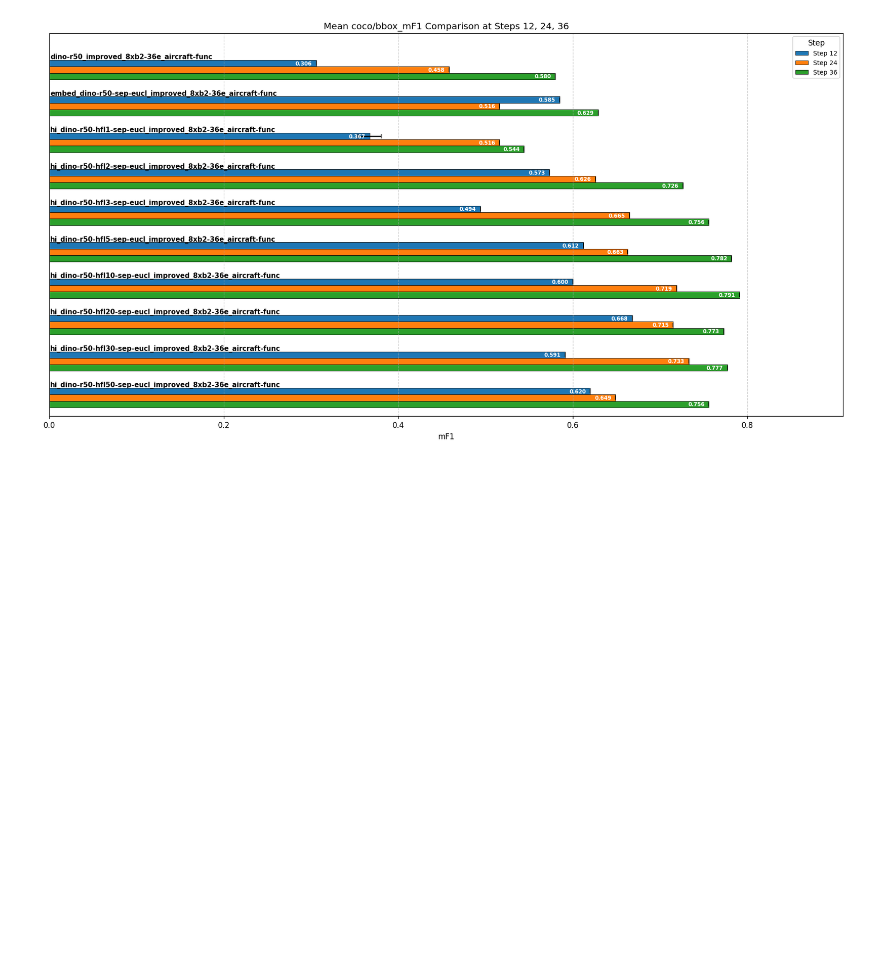
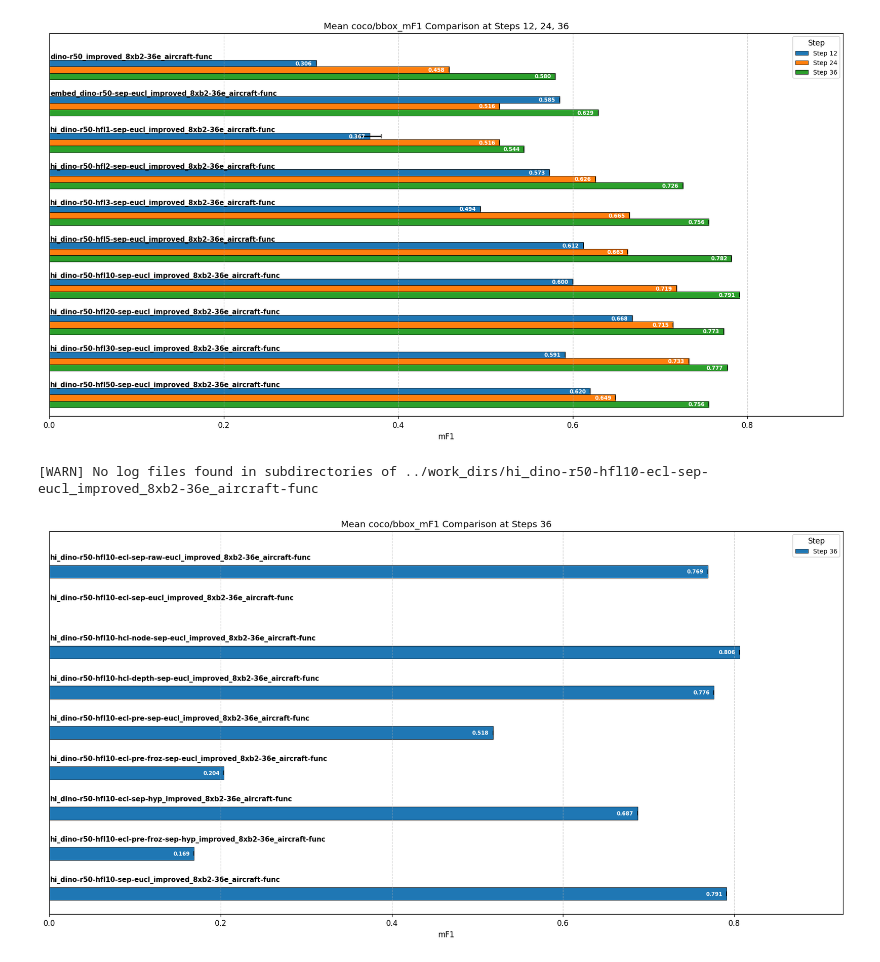
Before and after one commit to Gogonemnem/hierarchical-object-detection, a Jupyter notebook: notebooks/comparison.ipynb, the cells around one changed output. Cells and saved outputs as stored; diff of their text form; code cells hidden in the pictures; blank space fills up the shorter version.

```diff
--- a/notebooks/comparison.ipynb
+++ b/notebooks/comparison.ipynb
@@ -198,3 +198,42 @@ plot_f1_comparison(
 )
 # %% [output]
 [figure]
+# %%
+# Example usage of the new plot_f1_comparison function
+experiment_dirs_to_compare = [
+    "../work_dirs/hi_dino-r50-hfl10-ecl-pre-froz-sep-eucl_improved_8xb2-36e_aircraft-func",
+    "../work_dirs/hi_dino-r50-hfl10-ecl-pre-froz-sep-hyp_improved_8xb2-36e_aircraft-func",
+    "../work_dirs/hi_dino-r50-hfl10-ecl-pre-sep-eucl_improved_8xb2-36e_aircraft-func",
+    "../work_dirs/hi_dino-r50-hfl10-ecl-sep-eucl_improved_8xb2-36e_aircraft-func",
+    "../work_dirs/hi_dino-r50-hfl10-ecl-sep-hyp_improved_8xb2-36e_aircraft-func",
+    "../work_dirs/hi_dino-r50-hfl10-ecl-sep-raw-eucl_improved_8xb2-36e_aircraft-func",
+    "../work_dirs/hi_dino-r50-hfl10-hcl-depth-sep-eucl_improved_8xb2-36e_aircraft-func",
+    "../work_dirs/hi_dino-r50-hfl10-hcl-node-sep-eucl_improved_8xb2-36e_aircraft-func",
+    "../work_dirs/hi_dino-r50-hfl10-sep-eucl_improved_8xb2-36e_aircraft-func",
+
+]
+
+experiment_dirs_to_compare = [
+    "../work_dirs/hi_dino-r50-hfl10-ecl-sep-raw-eucl_improved_8xb2-36e_aircraft-func",
+    "../work_dirs/hi_dino-r50-hfl10-ecl-sep-eucl_improved_8xb2-36e_aircraft-func",
+
+    "../work_dirs/hi_dino-r50-hfl10-hcl-node-sep-eucl_improved_8xb2-36e_aircraft-func",
+    "../work_dirs/hi_dino-r50-hfl10-hcl-depth-sep-eucl_improved_8xb2-36e_aircraft-func",
+    "../work_dirs/hi_dino-r50-hfl10-ecl-pre-sep-eucl_improved_8xb2-36e_aircraft-func",
+    "../work_dirs/hi_dino-r50-hfl10-ecl-pre-froz-sep-eucl_improved_8xb2-36e_aircraft-func",
+
+    "../work_dirs/hi_dino-r50-hfl10-ecl-sep-hyp_improved_8xb2-36e_aircraft-func",
+    "../work_dirs/hi_dino-r50-hfl10-ecl-pre-froz-sep-hyp_improved_8xb2-36e_aircraft-func",
+    "../work_dirs/hi_dino-r50-hfl10-sep-eucl_improved_8xb2-36e_aircraft-func",
+
+]
+plot_f1_comparison(
+    experiment_dirs=experiment_dirs_to_compare,
+    f1_key="coco/bbox_mF1",
+    target_steps=[36],
+    figsize=(15, 8),
+    show=True
+)
+# %% [output]
+[WARN] No log files found in subdirectories of ../work_dirs/hi_dino-r50-hfl10-ecl-sep-eucl_improved_8xb2-36e_aircraft-func
+[figure, added]
```
Also changed, not shown: parts of 7 cells of this notebook, 8 other files.
